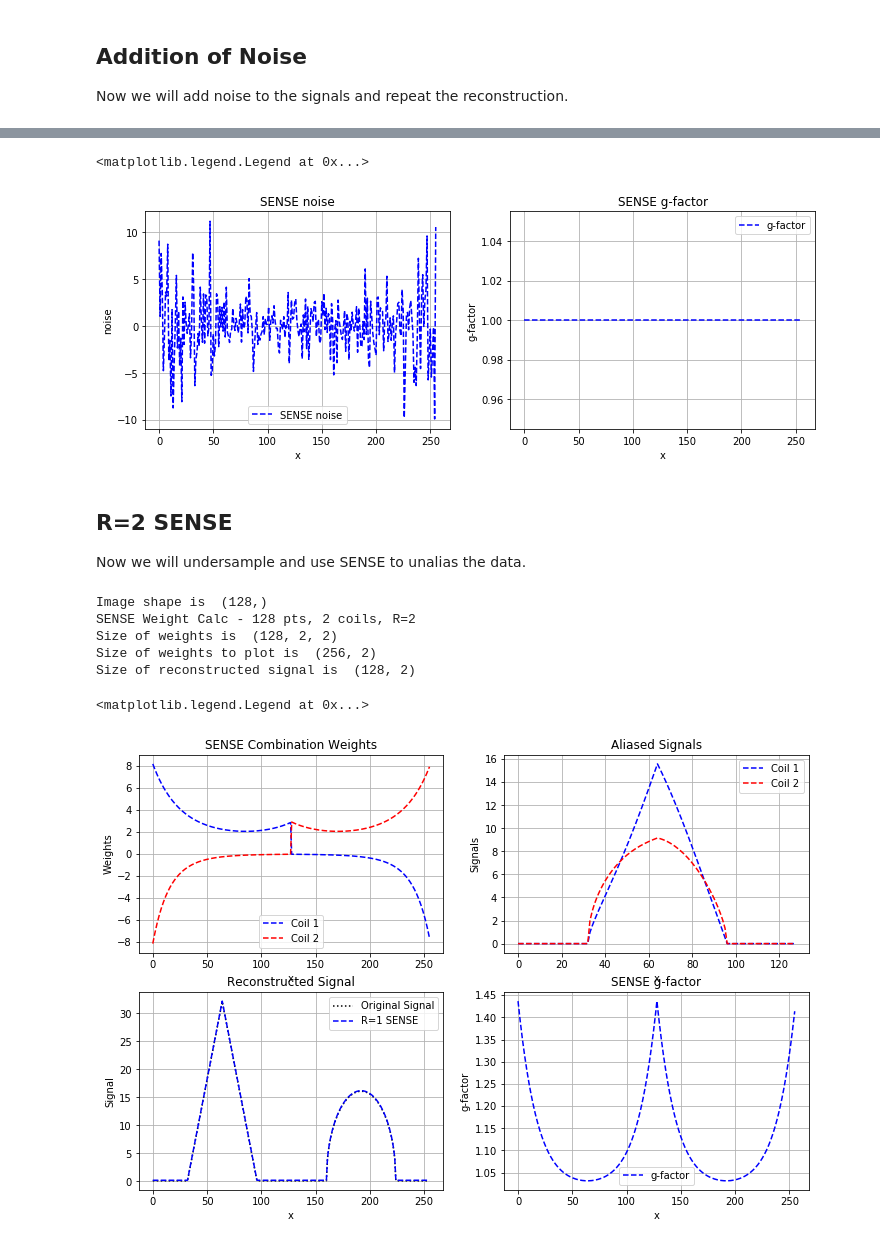
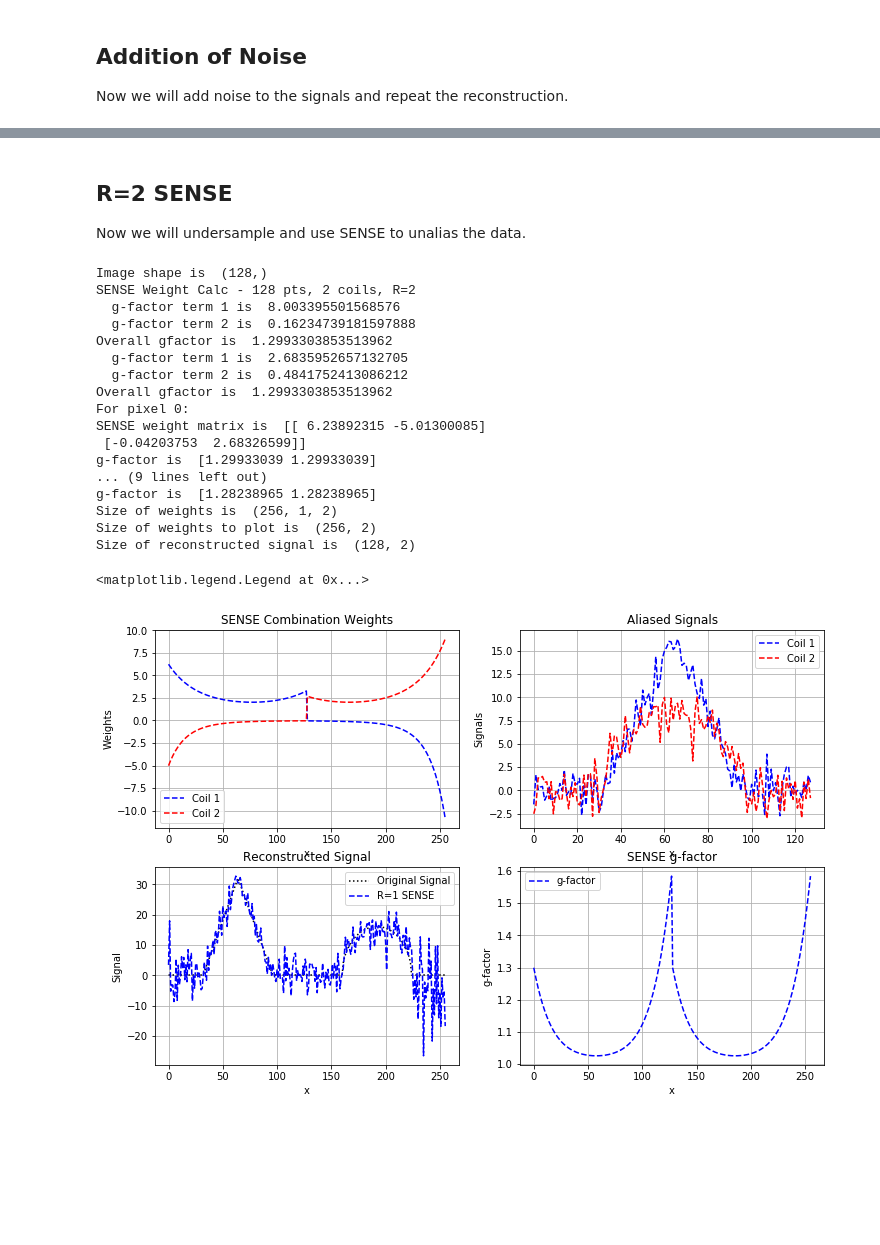
Before and after one commit to mribri999/MRSignalsSeqs, a Jupyter notebook: Python/Rad 229 - SENSE and Noise.ipynb, the cells around one changed output, grey strips where cells are left out. Saved outputs shown, nothing was run; the diff lists cells and outputs as text; code cells hidden in the pictures; blank space fills up the shorter version.

```diff
--- a/Python/Rad 229 - SENSE and Noise.ipynb
+++ b/Python/Rad 229 - SENSE and Noise.ipynb
@@ -31,8 +31,8 @@ mrs.lplot('x','signal','Basic Signal')
 Now calculate coil sensitivities.  For now we will have 2 coils with gaussian sensitvity profiles.
 # %%
 # -- Make gaussian sensitivities
-c1 = mrs.gaussian(x,Nx/3,Nx/5)     # Left half!
-c2 = mrs.gaussian(x,2*Nx/3,Nx/5)   # Right half
+c1 = mrs.gaussian(x,0.3*Nx,Nx/5)     # Left half!
+c2 = mrs.gaussian(x,0.65*Nx,Nx/5)   # Right half
 # -- Normalize Sensitivities to 0.5 (for illustration)
 c1 = c1 / np.max(c1[:])*0.5
 c2 = c2 / np.max(c2[:])*0.5
@@ -81,7 +81,7 @@ With no acceleration, the sensitivity calculation will emphasize the coil that h
 csensR1 = np.expand_dims(np.squeeze(csens),axis=2)    # N x 2 x 1
 cov = np.eye(2)  # Noise covariance
 
-(cweights,gfactor) = mrs.senseweights(csensR1,noisecov=cov,gfactorcalc=True)
+(cweights,gfactor,noiseR1) = mrs.senseweights(csensR1,noisecov=cov,gfactorcalc=True,noisecalc=True)
 print("Size of weights is ",cweights.shape)
 
 sensesig = mrs.senserecon(csignals,cweights)
@@ -169,21 +175,3 @@ The g-factor tells us about noise amplification due to using coils to unalias si
-# %%
-# -- SENSE Reconstruction of noise only!
-sensesig = mrs.senserecon(cnoise,cweights)
-
-fig = plt.figure(figsize=(12.,4.))
-plt.subplot(1,2,1)
-plt.plot(x,sensesig,'b--',label='SENSE noise')  # small delta show trace
-mrs.lplot('x','noise','SENSE noise')
-plt.legend()
-
-
-plt.subplot(1,2,2)
-plt.plot(x,gfactor,'b--',label='g-factor')  # small delta show trace
-mrs.lplot('x','g-factor','SENSE g-factor')
-plt.legend()
-# %% [output]
-<matplotlib.legend.Legend at 0x...>
-[figure, removed]
 # %% [markdown]
 ## R=2 SENSE
 Now we will undersample and use SENSE to unalias the data.
@@ -196,53 +184,66 @@ halfx = x[0:halfNx]
 csensR2 = np.concatenate((csensR2[0:halfNx,:,:],csensR2[halfNx:,:,:]),axis=2)
 
 
-(cweights,gfactor) = mrs.senseweights(csensR2,noisecov=cov,gfactorcalc=True)
+(cweightsR2,gfactorR2,noiseR2) = mrs.senseweights(csensR2,noisecov=cov,gfactorcalc=True,noisecalc=True)
 print("Size of weights is ",cweights.shape)
 # Organize weights for plot.
-#cweightsplt = np.reshape(cweights,(Nx,2))  #!! Why does this fail??
-cweightsplt = np.concatenate((cweights[:,0,:],cweights[:,1,:]),axis=0)
+cweightsplt = np.reshape(cweightsR2,(Nx,2),order='F')
 cweightsplt = np.squeeze(cweightsplt)
 print("Size of weights to plot is ",cweightsplt.shape)
-gfactorplt = np.concatenate((gfactor[:,0],gfactor[:,1]),axis=0)
+gfactorplt = np.reshape(gfactorR2,(Nx,1),order='F')
+noiseR2 = np.reshape(noiseR2,(Nx,1),order='F')
+
 
 # Alias the signals
-csignalsR2 = csignals[0:halfNx,:]+csignals[halfNx:,:]
+csignalsR2 = cnoisysignals[0:halfNx,:]+cnoisysignals[halfNx:,:]
 
 #cweights = np.ones((halfNx,2,2))  # -- Just alias signals for testing!
-sensesig = mrs.senserecon(csignalsR2,cweights)
+sensesig = mrs.senserecon(csignalsR2,cweightsR2)
 print("Size of reconstructed signal is ",sensesig.shape)
-#sensesig = np.reshape(sensesig,(Nx,-1))  # !!Why not same as below??
-sensesig = np.concatenate((sensesig[:,0],sensesig[:,1]),axis=0)
+sensesig = np.reshape(sensesig,(Nx,-1),order='F')
+#sensesig = np.concatenate((sensesig[:,0],sensesig[:,1]),axis=0)
 
 fig = plt.figure(figsize=(12.,8.))
 
 plt.subplot(2,2,1)
 plt.plot(x,cweightsplt[:,0],'b--',label='Coil 1')  # small delta show trace
 plt.plot(x,cweightsplt[:,1],'r--',label='Coil 2')  # small delta show trace
 mrs.lplot('x','Weights','SENSE Combination Weights')
 plt.legend()
 
 plt.subplot(2,2,2)
 plt.plot(halfx,csignalsR2[:,0],'b--',label='Coil 1')  # small delta show trace
 plt.plot(halfx,csignalsR2[:,1],'r--',label='Coil 2')  # small delta show trace
 mrs.lplot('x','Signals','Aliased Signals')
 plt.legend()
 
 plt.subplot(2,2,3)
 plt.plot(x,m+.1,'k:',label='Original Signal')  # small delta show trace
 plt.plot(x,sensesig+.2,'b--',label='R=1 SENSE')
 mrs.lplot('x','Signal','Reconstructed Signal')
 plt.legend()
 
 plt.subplot(2,2,4)
 plt.plot(x,gfactorplt,'b--',label='g-factor')
 mrs.lplot('x','g-factor','SENSE g-factor')
 plt.legend()
 # %% [output]
 Image shape is  (128,)
 SENSE Weight Calc - 128 pts, 2 coils, R=2
-Size of weights is  (128, 2, 2)
+  g-factor term 1 is  8.003395501568576
+  g-factor term 2 is  0.16234739181597888
+Overall gfactor is  1.2993303853513962
+  g-factor term 1 is  2.6835952657132705
+  g-factor term 2 is  0.4841752413086212
+Overall gfactor is  1.2993303853513962
+For pixel 0:
+SENSE weight matrix is  [[ 6.23892315 -5.01300085]
+ [-0.04203753  2.68326599]]
+g-factor is  [1.29933039 1.29933039]
+... (9 lines left out)
+g-factor is  [1.28238965 1.28238965]
+Size of weights is  (256, 1, 2)
 Size of weights to plot is  (256, 2)
 Size of reconstructed signal is  (128, 2)
 <matplotlib.legend.Legend at 0x...>
-[figure, old version]
+[figure, new version]
```
Also changed, not shown: parts of 7 cells of this notebook.
